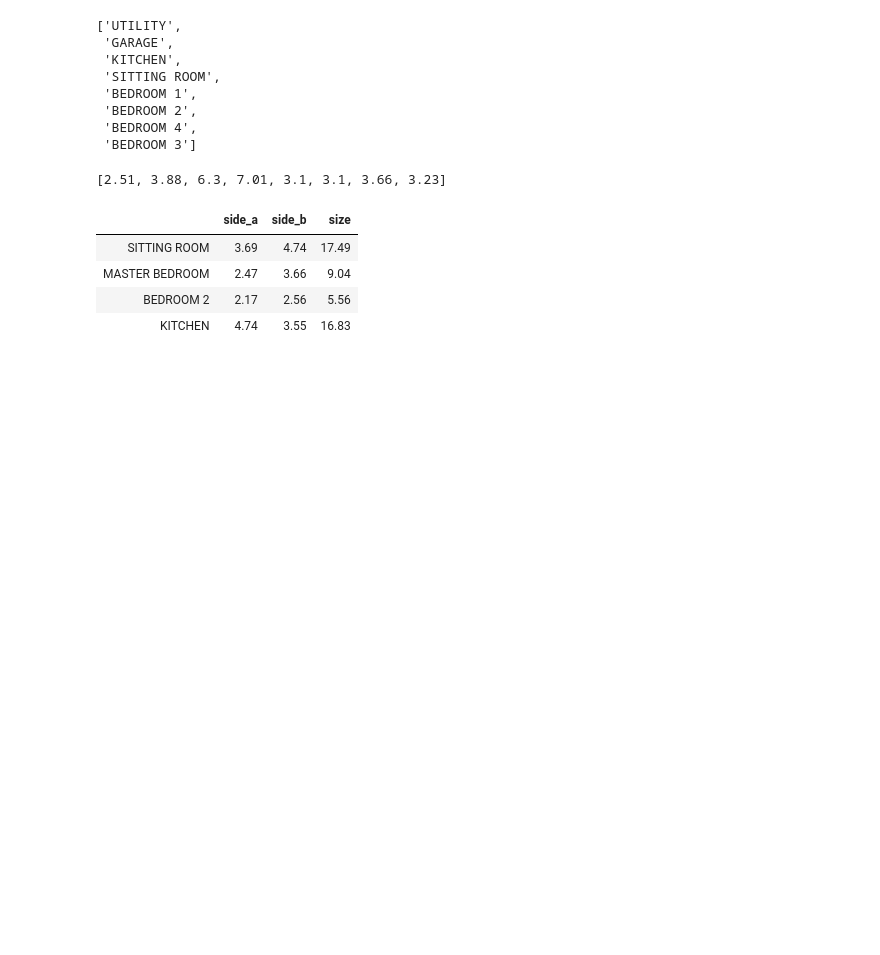
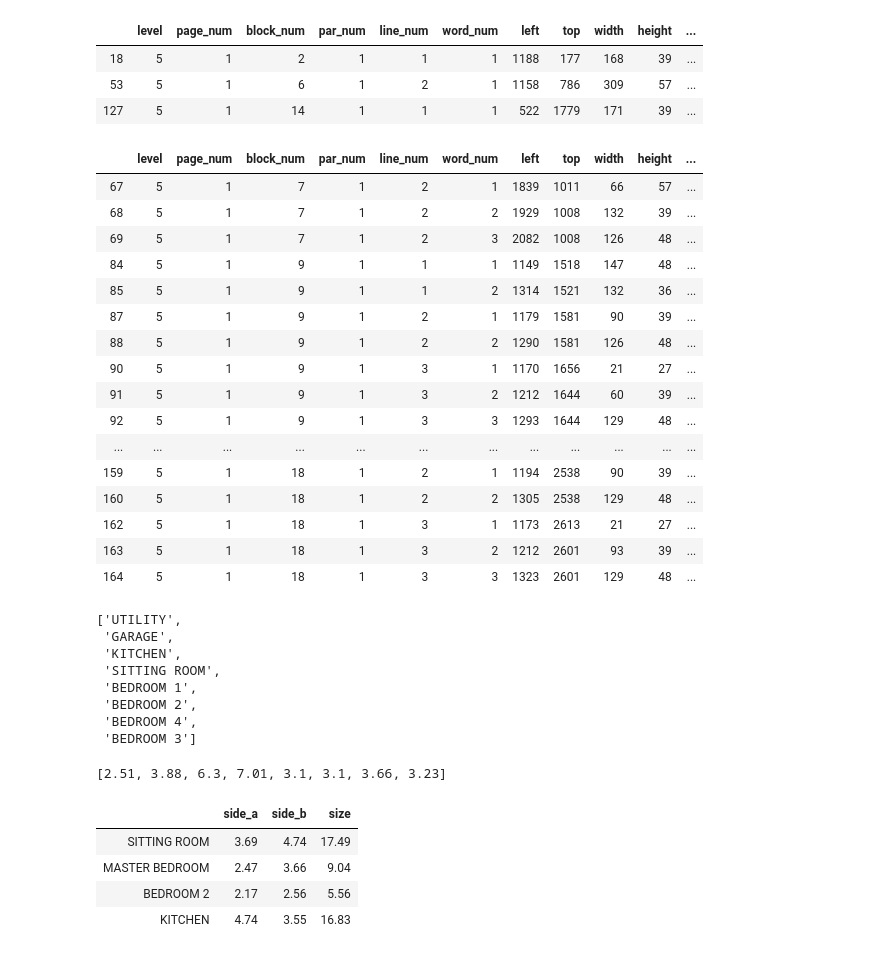
Before and after one commit to MatePocs/floorplan_reader, a Jupyter notebook: floorplan_handler.ipynb, the cells around one changed output. Cells and saved outputs as stored; diff of their text form; code cells hidden in the pictures; blank space fills up the shorter version.

```diff
--- a/floorplan_handler.ipynb
+++ b/floorplan_handler.ipynb
@@ -66,0 +48,33 @@ line_conf
+# %%
+# might be spanning over multiple rows
+shifted_text_col = list(floorplan_text['text'].iloc[1:])
+shifted_text_col.append("")
+# %%
+floorplan_text['text_2row'] = floorplan_text['text'] + " " + shifted_text_col
+# %%
+class_list = []
+i = 0
+while i < len(floorplan_text):
+    curr_class = ""
+
+    if floorplan_text['text_2row'].iloc[i] in rooms_set:
+        curr_class = "room"
+        class_list.append(curr_class)
+        floorplan_text['text'].iloc[i] = floorplan_text['text_2row'].iloc[i]
+        i += 1
+        curr_class = "DEL"
+        class_list.append(curr_class)
+        i += 1 # find this more readable this way
+    elif floorplan_text['text'].iloc[i] in rooms_set:
+        curr_class = "room"
+        class_list.append(curr_class)
+        i += 1
+
+    if curr_class == "":
+        class_list.append(curr_class)
+        i += 1
+
+floorplan_text['class'] = class_list
+# %%
+# floorplan_text.drop('text_2row', inplace = True, axis = 1)
+floorplan_text = floorplan_text[(floorplan_text['class'] != "") & (floorplan_text['class'] != "DEL")]
@@ -67,3 +94,30 @@ line_conf
+# %%
+floorplan_text[floorplan_text['class'] == 'room']
+# %% [output]
+|  | level | page_num | block_num | par_num | line_num | word_num | left | top | width | height | ... |
+| 18 | 5 | 1 | 2 | 1 | 1 | 1 | 1188 | 177 | 168 | 39 | ... |
+| 53 | 5 | 1 | 6 | 1 | 2 | 1 | 1158 | 786 | 309 | 57 | ... |
+| 127 | 5 | 1 | 14 | 1 | 1 | 1 | 522 | 1779 | 171 | 39 | ... |
+# %%
+floorplan_text[20:50]
+# %% [output]
+|  | level | page_num | block_num | par_num | line_num | word_num | left | top | width | height | ... |
+| 67 | 5 | 1 | 7 | 1 | 2 | 1 | 1839 | 1011 | 66 | 57 | ... |
+| 68 | 5 | 1 | 7 | 1 | 2 | 2 | 1929 | 1008 | 132 | 39 | ... |
+| 69 | 5 | 1 | 7 | 1 | 2 | 3 | 2082 | 1008 | 126 | 48 | ... |
+| 84 | 5 | 1 | 9 | 1 | 1 | 1 | 1149 | 1518 | 147 | 48 | ... |
+| 85 | 5 | 1 | 9 | 1 | 1 | 2 | 1314 | 1521 | 132 | 36 | ... |
+| 87 | 5 | 1 | 9 | 1 | 2 | 1 | 1179 | 1581 | 90 | 39 | ... |
+| 88 | 5 | 1 | 9 | 1 | 2 | 2 | 1290 | 1581 | 126 | 48 | ... |
+| 90 | 5 | 1 | 9 | 1 | 3 | 1 | 1170 | 1656 | 21 | 27 | ... |
+| 91 | 5 | 1 | 9 | 1 | 3 | 2 | 1212 | 1644 | 60 | 39 | ... |
+| 92 | 5 | 1 | 9 | 1 | 3 | 3 | 1293 | 1644 | 129 | 48 | ... |
+| ... | ... | ... | ... | ... | ... | ... | ... | ... | ... | ... | ... |
+| 159 | 5 | 1 | 18 | 1 | 2 | 1 | 1194 | 2538 | 90 | 39 | ... |
+| 160 | 5 | 1 | 18 | 1 | 2 | 2 | 1305 | 2538 | 129 | 48 | ... |
+| 162 | 5 | 1 | 18 | 1 | 3 | 1 | 1173 | 2613 | 21 | 27 | ... |
+| 163 | 5 | 1 | 18 | 1 | 3 | 2 | 1212 | 2601 | 93 | 39 | ... |
+| 164 | 5 | 1 | 18 | 1 | 3 | 3 | 1323 | 2601 | 129 | 48 | ... |
 # %%
 room = []
 side_a = []
```
Also changed, not shown: parts of 10 cells of this notebook.
